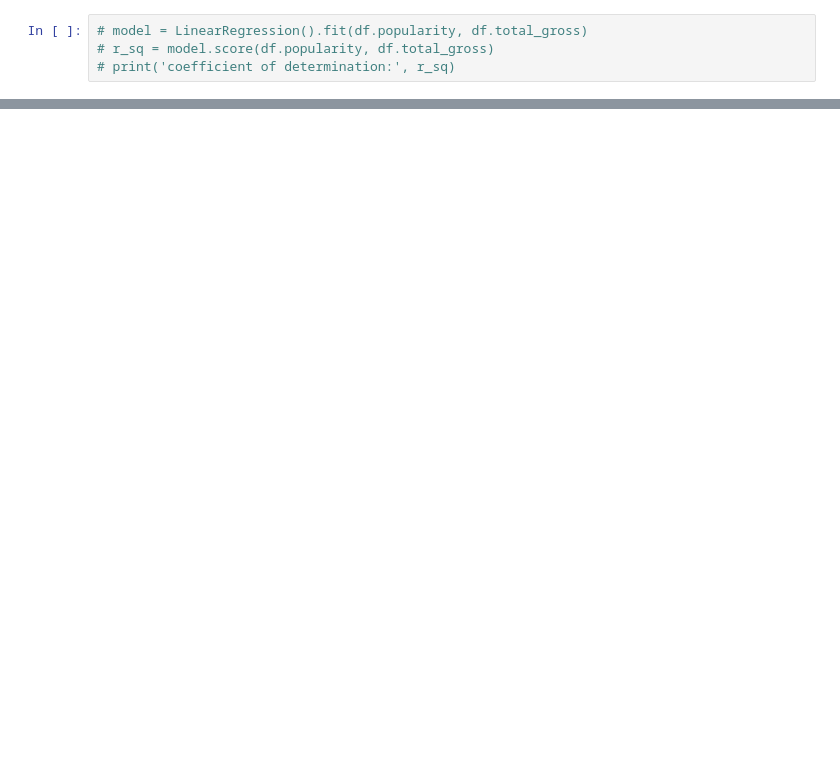
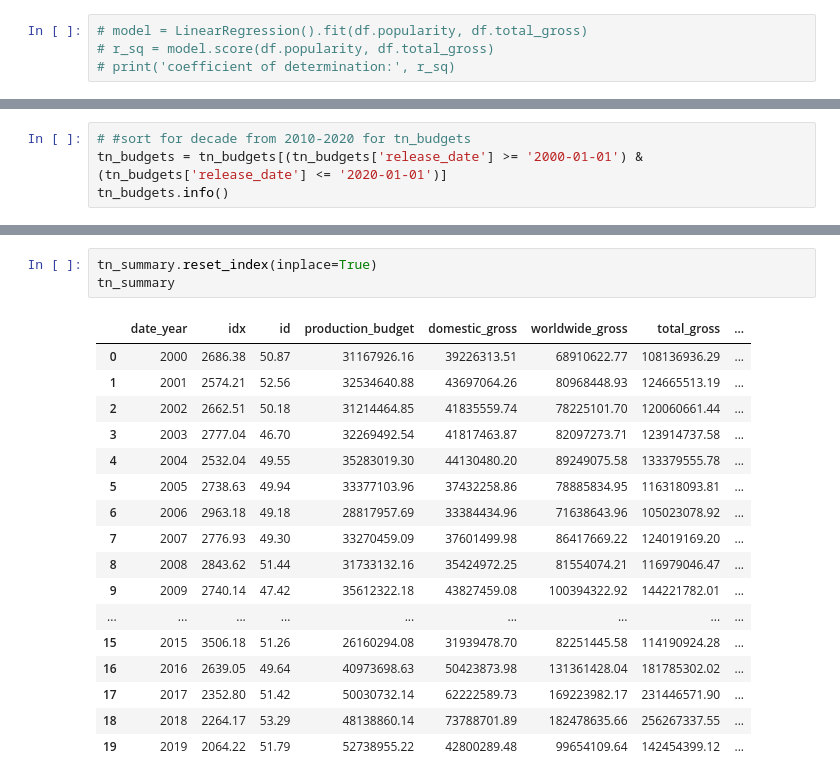
Before and after one commit to john-c-simmons/microsoft_film_reccomendation, a Jupyter notebook: Movie_analysis_screening06-08.ipynb, the cells around one changed output, grey strips where cells are left out. Drawn from its saved outputs; the diff is of its cells as text; blank space fills up the shorter version.

```diff
--- a/Movie_analysis_screening06-08.ipynb
+++ b/Movie_analysis_screening06-08.ipynb
@@ -499,0 +589,4 @@ sns.regplot(x=df.popularity, y=df.net_profit, data=df);
+# %%
+# #sort for decade from 2010-2020 for tn_budgets
+tn_budgets = tn_budgets[(tn_budgets['release_date'] >= '2000-01-01') & (tn_budgets['release_date'] <= '2020-01-01')]
+tn_budgets.info()
@@ -499,0 +674,21 @@ sns.regplot(x=df.popularity, y=df.net_profit, data=df);
+# %%
+tn_summary.reset_index(inplace=True)
+tn_summary
+# %% [output]
+|  | date_year | idx | id | production_budget | domestic_gross | worldwide_gross | total_gross | ... |
+| 0 | 2000 | 2686.38 | 50.87 | 31167926.16 | 39226313.51 | 68910622.77 | 108136936.29 | ... |
+| 1 | 2001 | 2574.21 | 52.56 | 32534640.88 | 43697064.26 | 80968448.93 | 124665513.19 | ... |
+| 2 | 2002 | 2662.51 | 50.18 | 31214464.85 | 41835559.74 | 78225101.70 | 120060661.44 | ... |
+| 3 | 2003 | 2777.04 | 46.70 | 32269492.54 | 41817463.87 | 82097273.71 | 123914737.58 | ... |
+| 4 | 2004 | 2532.04 | 49.55 | 35283019.30 | 44130480.20 | 89249075.58 | 133379555.78 | ... |
+| 5 | 2005 | 2738.63 | 49.94 | 33377103.96 | 37432258.86 | 78885834.95 | 116318093.81 | ... |
+| 6 | 2006 | 2963.18 | 49.18 | 28817957.69 | 33384434.96 | 71638643.96 | 105023078.92 | ... |
+| 7 | 2007 | 2776.93 | 49.30 | 33270459.09 | 37601499.98 | 86417669.22 | 124019169.20 | ... |
+| 8 | 2008 | 2843.62 | 51.44 | 31733132.16 | 35424972.25 | 81554074.21 | 116979046.47 | ... |
+| 9 | 2009 | 2740.14 | 47.42 | 35612322.18 | 43827459.08 | 100394322.92 | 144221782.01 | ... |
+| ... | ... | ... | ... | ... | ... | ... | ... | ... |
+| 15 | 2015 | 3506.18 | 51.26 | 26160294.08 | 31939478.70 | 82251445.58 | 114190924.28 | ... |
+| 16 | 2016 | 2639.05 | 49.64 | 40973698.63 | 50423873.98 | 131361428.04 | 181785302.02 | ... |
+| 17 | 2017 | 2352.80 | 51.42 | 50030732.14 | 62222589.73 | 169223982.17 | 231446571.90 | ... |
+| 18 | 2018 | 2264.17 | 53.29 | 48138860.14 | 73788701.89 | 182478635.66 | 256267337.55 | ... |
+| 19 | 2019 | 2064.22 | 51.79 | 52738955.22 | 42800289.48 | 99654109.64 | 142454399.12 | ... |
```
Also changed, not shown: parts of 22 cells of this notebook.
